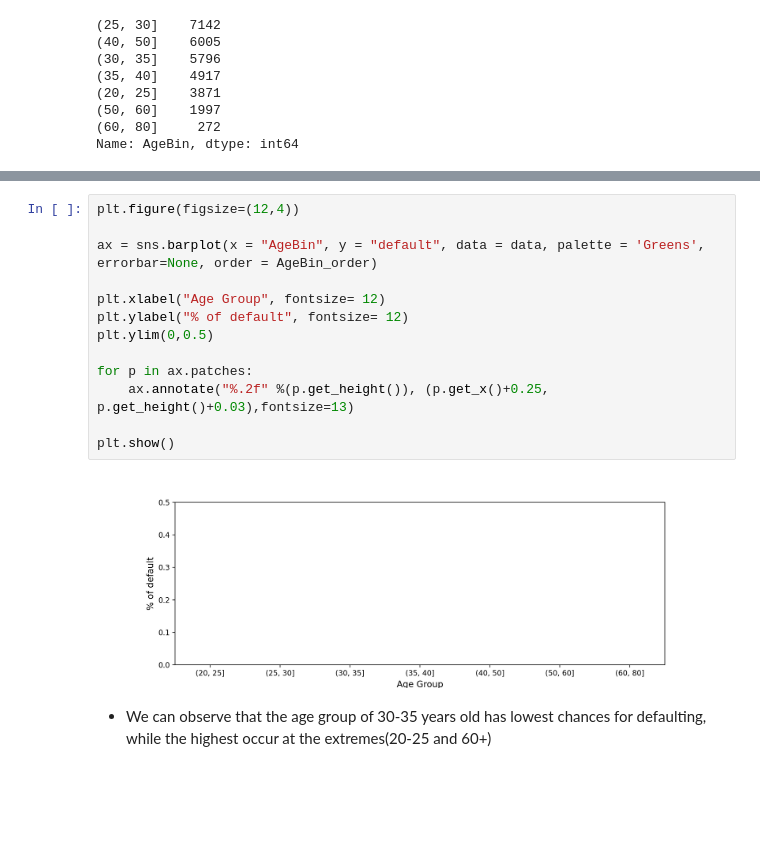
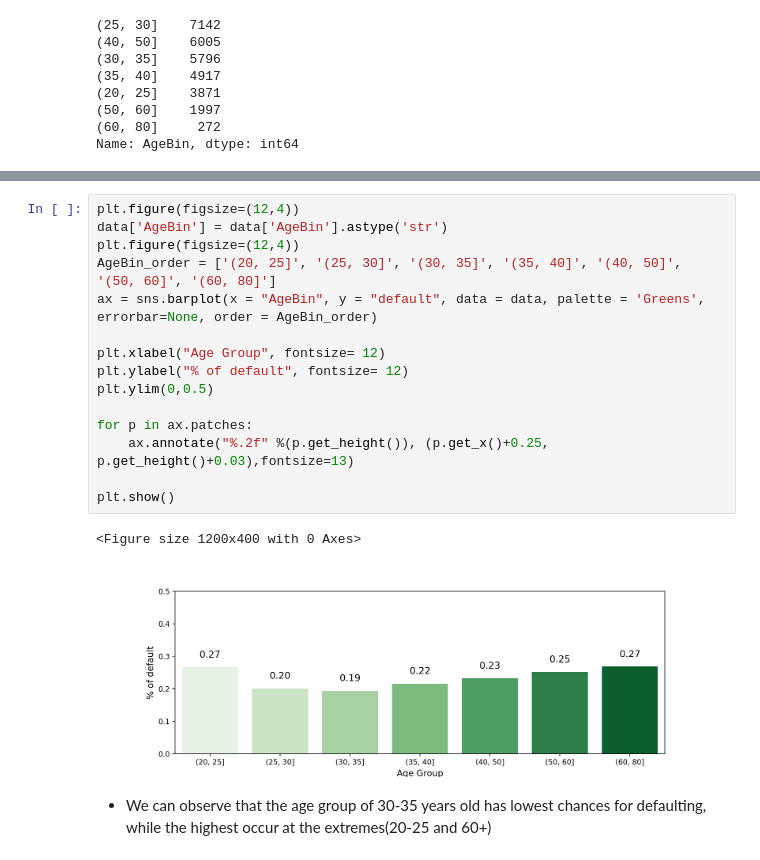
Before and after one commit to Tejakumar/UMBC-DATA606-Capstone, a Jupyter notebook: notebooks/Credit_default_prediction.ipynb, the cells around one changed output, grey strips where cells are left out. Drawn from its saved outputs; the diff is of its cells as text; blank space fills up the shorter version.

```diff
--- a/notebooks/Credit_default_prediction.ipynb
+++ b/notebooks/Credit_default_prediction.ipynb
@@ -157,18 +176,21 @@ Name: AgeBin, dtype: int64
 # %%
 plt.figure(figsize=(12,4))
-
+data['AgeBin'] = data['AgeBin'].astype('str')
+plt.figure(figsize=(12,4))
+AgeBin_order = ['(20, 25]', '(25, 30]', '(30, 35]', '(35, 40]', '(40, 50]', '(50, 60]', '(60, 80]']
 ax = sns.barplot(x = "AgeBin", y = "default", data = data, palette = 'Greens', errorbar=None, order = AgeBin_order)
 
 plt.xlabel("Age Group", fontsize= 12)
 plt.ylabel("% of default", fontsize= 12)
 plt.ylim(0,0.5)
 
 for p in ax.patches:
     ax.annotate("%.2f" %(p.get_height()), (p.get_x()+0.25, p.get_height()+0.03),fontsize=13)
 
 plt.show()
 # %% [output]
+<Figure size 1200x400 with 0 Axes>
-[figure, old version]
+[figure, new version]
 # %% [markdown]
 * We can observe that the age group of 30-35 years old has lowest chances for defaulting, while the highest occur at the extremes(20-25 and 60+)
 # %%
```
Also changed, not shown: parts of 1 cell of this notebook.
